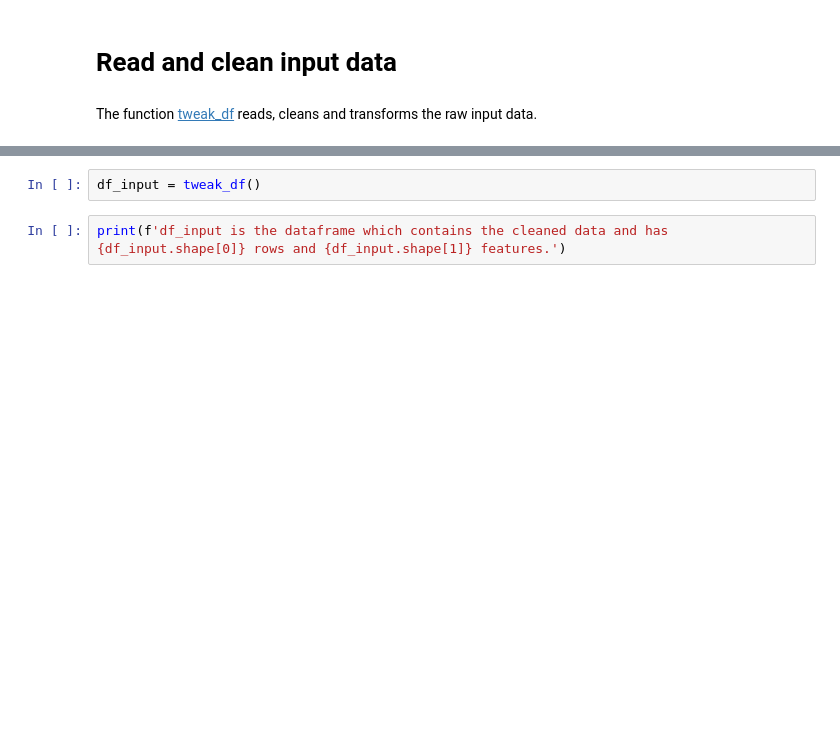
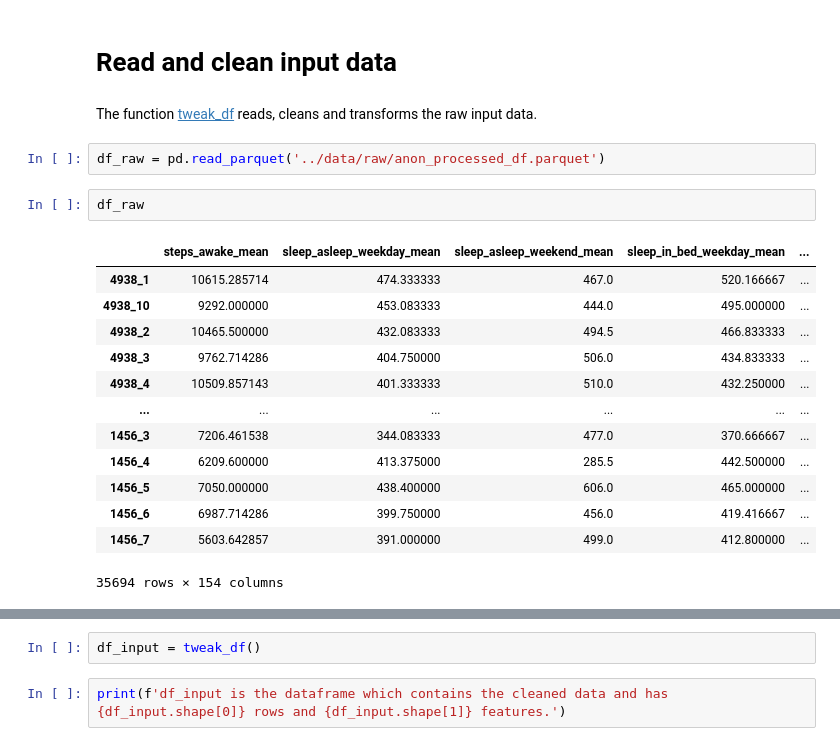
Before and after one commit to jloayza10/depression_prediction_project, a Jupyter notebook: notebooks/1-exploratory_analysis.ipynb, the cells around one changed output, grey strips where cells are left out. Drawn from its saved outputs; the diff is of its cells as text; blank space fills up the shorter version.

```diff
--- a/notebooks/1-exploratory_analysis.ipynb
+++ b/notebooks/1-exploratory_analysis.ipynb
@@ -63,3 +64,21 @@ plt.rcParams["figure.figsize"] = (15,8)
 # Read and clean input data
 # %% [markdown]
 The function [tweak_df](https://github.com/jloayza10/Depression_prediction/blob/master/scripts/data_cleaning.py) reads, cleans and transforms the raw input data.
+# %%
+df_raw = pd.read_parquet('../data/raw/anon_processed_df.parquet')
+# %%
+df_raw
+# %% [output]
+|  | steps_awake_mean | sleep_asleep_weekday_mean | sleep_asleep_weekend_mean | sleep_in_bed_weekday_mean | ... |
+| 4938_1 | 10615.285714 | 474.333333 | 467.0 | 520.166667 | ... |
+| 4938_10 | 9292.000000 | 453.083333 | 444.0 | 495.000000 | ... |
+| 4938_2 | 10465.500000 | 432.083333 | 494.5 | 466.833333 | ... |
+| 4938_3 | 9762.714286 | 404.750000 | 506.0 | 434.833333 | ... |
+| 4938_4 | 10509.857143 | 401.333333 | 510.0 | 432.250000 | ... |
+| ... | ... | ... | ... | ... | ... |
+| 1456_3 | 7206.461538 | 344.083333 | 477.0 | 370.666667 | ... |
+| 1456_4 | 6209.600000 | 413.375000 | 285.5 | 442.500000 | ... |
+| 1456_5 | 7050.000000 | 438.400000 | 606.0 | 465.000000 | ... |
+| 1456_6 | 6987.714286 | 399.750000 | 456.0 | 419.416667 | ... |
+| 1456_7 | 5603.642857 | 391.000000 | 499.0 | 412.800000 | ... |
+35694 rows × 154 columns
```
Also changed, not shown: parts of 9 cells of this notebook, 1 other file.
